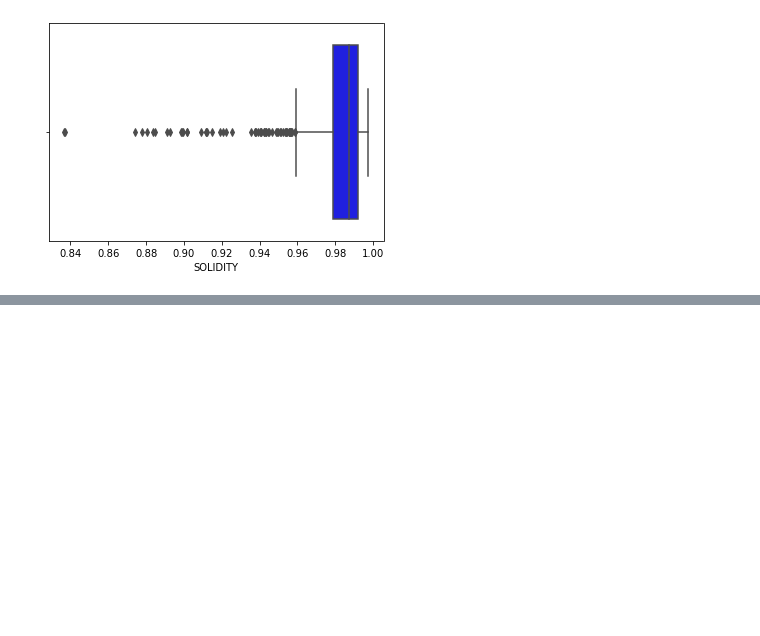
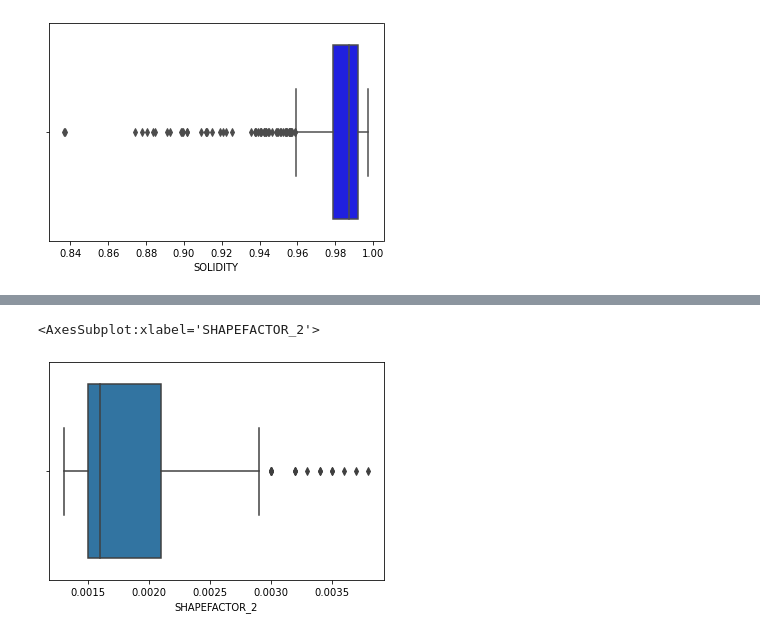
Before and after one commit to agusHendra67/Date_Fruit, a Jupyter notebook: Date_Frit.ipynb, the cells around one changed output, grey strips where cells are left out. Cells and saved outputs as stored; diff of their text form; code cells hidden in the pictures; blank space fills up the shorter version.

```diff
--- a/Date_Frit.ipynb
+++ b/Date_Frit.ipynb
@@ -104,0 +110,6 @@ sns.histplot(df['SHAPEFACTOR_1'])
+# %%
+#SHAPEFACTOR 2
+sns.boxplot(df['SHAPEFACTOR_2'])
+# %% [output]
+<AxesSubplot:xlabel='SHAPEFACTOR_2'>
+[figure, added]
```
Also changed, not shown: parts of 50 cells of this notebook.
